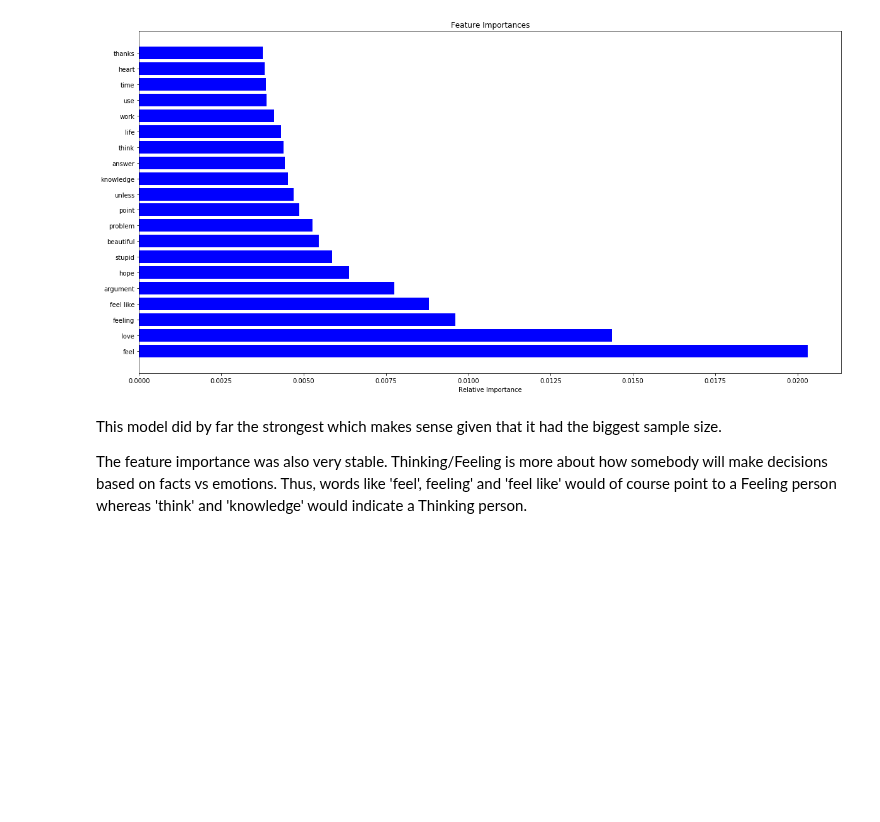
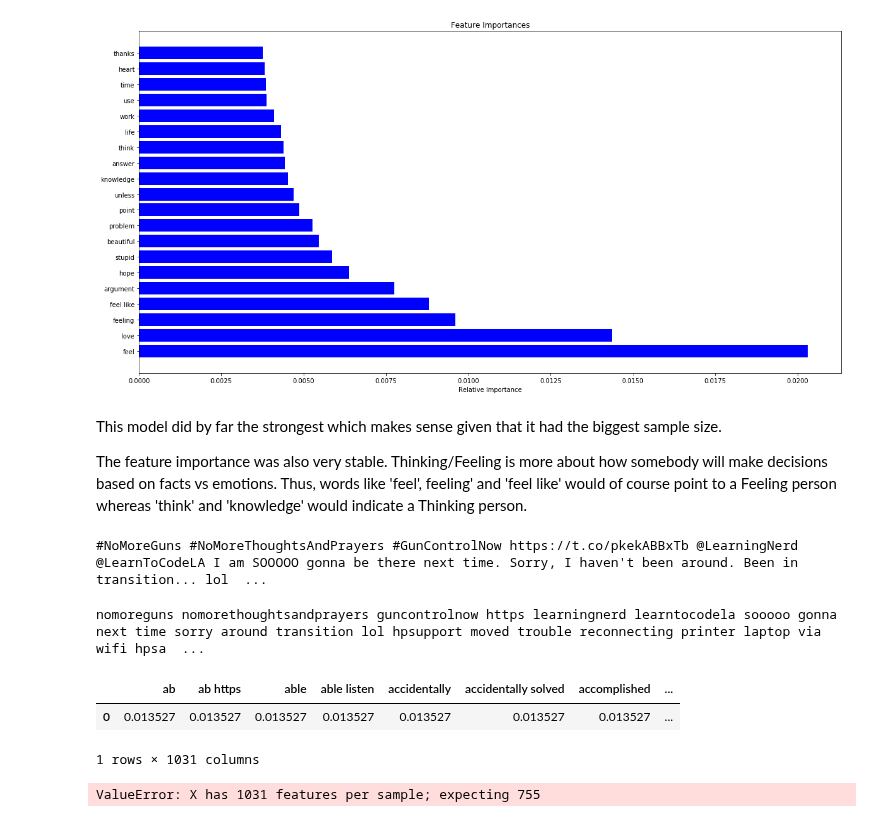
Before and after one commit to VincentG123/ThinkfulBootcamp, a Jupyter notebook: MyersBriggsPersonalityTestFinalCapstone.ipynb, the cells around one changed output. Cells and saved outputs as stored; diff of their text form; code cells hidden in the pictures; blank space fills up the shorter version.

```diff
--- a/MyersBriggsPersonalityTestFinalCapstone.ipynb
+++ b/MyersBriggsPersonalityTestFinalCapstone.ipynb
@@ -550,3 +600,53 @@ Cross Validation Scores:
 This model did by far the strongest which makes sense given that it had the biggest sample size.
 
 The feature importance was also very stable. Thinking/Feeling is more about how somebody will make decisions based on facts vs emotions. Thus, words like 'feel', feeling' and 'feel like' would of course point to a Feeling person whereas 'think' and 'knowledge' would indicate a Thinking person.
+# %%
+import tweepy
+
+ckey = "zLceR2GtRk7LiUMXRzLAYQ1ML"
+csecret = "gUQWOfGKI7voYlfLD5rpl5KiQrXQTpzIQXLmPjsaYQO3cGhefo"
+atoken = "819671108-WsXdRIP2tk9oBbh9ISPXAnKfVv567xPX1OsBDfSt"
+asecret = "FSGAGxj2atE2HKqGlLYUS3KC9NGtzc8akeqlNBDrfgc1C"
+
+auth = tweepy.OAuthHandler(ckey, csecret)
+
+auth.set_access_token(atoken, asecret)
+
+api = tweepy.API(auth)
+
+stuff = api.user_timeline(screen_name = 'VincentCleopeGo', count = 100, include_rts = False)
+
+twitter_text = ''
+for status in stuff:
+    twitter_text += status.text
+    twitter_text += ' '
+
+print(twitter_text)
+# %% [output]
+#NoMoreGuns #NoMoreThoughtsAndPrayers #GunControlNow https://t.co/pkekABBxTb @LearningNerd @LearnToCodeLA I am SOOOOO gonna be there next time. Sorry, I haven't been around. Been in transition... lol  ...
+# %%
+twitter_text = remove_url(twitter_text)
+twitter_text = remove_puncuation(twitter_text)
+twitter_text = remove_digits(twitter_text)
+twitter_text = remove_stop_words(twitter_text)
+twitter_text = remove_extra_white_space(twitter_text)
+twitter_text = remove_types(twitter_text)
+
+print(twitter_text)
+# %% [output]
+nomoreguns nomorethoughtsandprayers guncontrolnow https learningnerd learntocodela sooooo gonna next time sorry around transition lol hpsupport moved trouble reconnecting printer laptop via wifi hpsa  ...
+# %%
+tf2 = TfidfVectorizer(analyzer='word', ngram_range=(1,2), stop_words = 'english', norm='l2')
+
+my_tfidf_matrix = tf.transform([twitter_text])
+# %%
+my_tfidf_feature_matrix = pd.DataFrame(my_tfidf_matrix.toarray(), columns=tf2.get_feature_names())
+my_tfidf_feature_matrix.head()
+# %% [output]
+|  | ab | ab https | able | able listen | accidentally | accidentally solved | accomplished | ... |
+| 0 | 0.013527 | 0.013527 | 0.013527 | 0.013527 | 0.013527 | 0.013527 | 0.013527 | ... |
+1 rows × 1031 columns
+# %%
+lr_TF.predict(my_tfidf_feature_matrix)
+# %% [output]
+ValueError: X has 1031 features per sample; expecting 755
```
Also changed, not shown: parts of 6 cells of this notebook.
